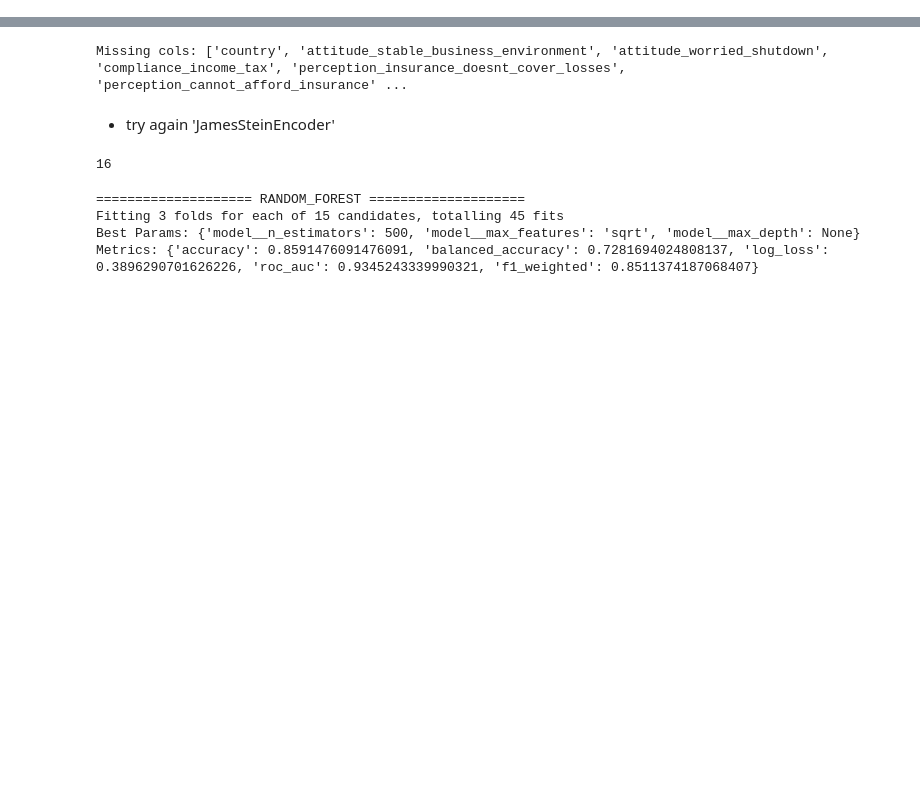
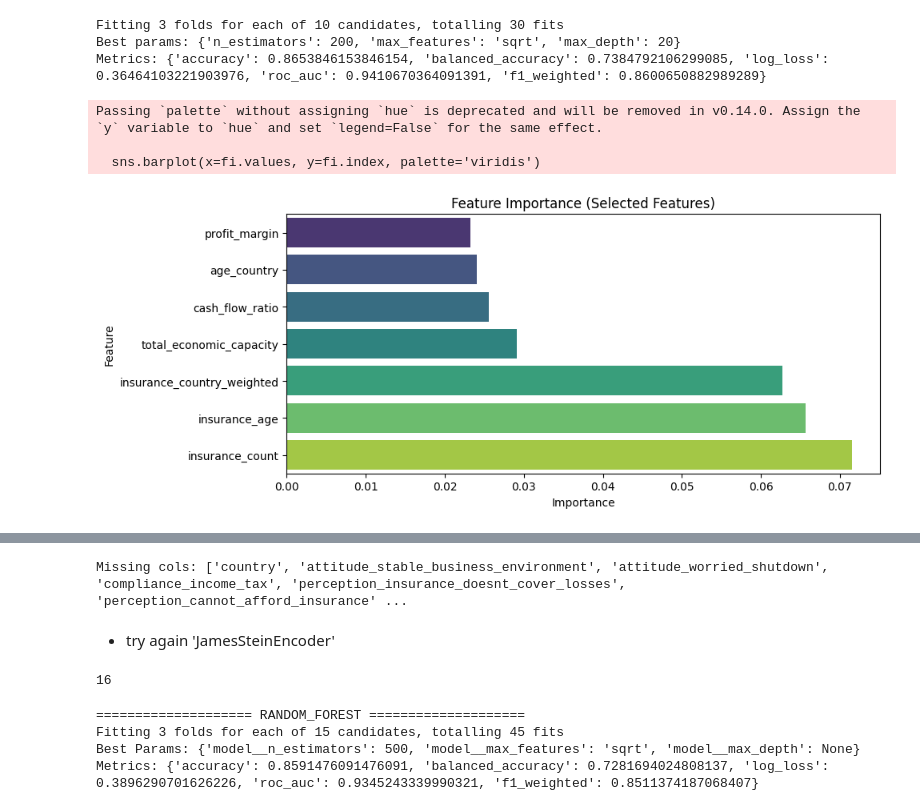
Before and after one commit to ismailSadouki/asri-homework, a Jupyter notebook: notebooks/tree_models.ipynb, the cells around one changed output, grey strips where cells are left out. Saved outputs shown, nothing was run; the diff lists cells and outputs as text; code cells hidden in the pictures; blank space fills up the shorter version.

Commit message:
modeling

```diff
--- a/notebooks/tree_models.ipynb
+++ b/notebooks/tree_models.ipynb
@@ -183,0 +195,22 @@ lgbm_params = {
+# %%
+selected_features = ['funeral_insurance_bin', 'insurance_age', 'has_loan_account_bin', 'high_compliance_record', 'owner_age_country_C', 'has_insurance_country_B', 'financial_access_score', 'has_insurance_country_C', 'medical_insurance_bin', 'insurance_ratio', 'debt_ratio', 'financial_access_country', 'owner_age_country_A', 'insurance_count', 'owner_age_country_B', 'financial_formality_index', 'age_country', 'insurance_coverage_score', 'has_insurance_bin', 'has_credit_card_bin', 'has_insurance_country_D', 'digital_finance_score', 'uses_credit', 'insurance_country_weighted', 'financial_strength_index', 'motor_vehicle_insurance_bin', 'credit_intensity', 'has_insurance_country_A', 'attitude_optimism_score', 'insurance_country', 'cash_flow_ratio', 'owner_age_country_D', 'total_economic_capacity', 'profit_margin', 'record_keeping_ord']
+
+best_rf, rf_metrics = train_model_with_importance(
+    model=rf,
+    param_grid=rf_params,
+    X_train=X_train_proc,
+    y_train=y_train_enc,
+    X_test=X_test_proc,
+    y_test=y_test_enc,
+    n_iter=10,           # smaller search to run faster
+    cv=3,
+    selected_features=keep
+)
+# %% [output]
+Fitting 3 folds for each of 10 candidates, totalling 30 fits
+Best params: {'n_estimators': 200, 'max_features': 'sqrt', 'max_depth': 20}
+Metrics: {'accuracy': 0.8653846153846154, 'balanced_accuracy': 0.7384792106299085, 'log_loss': 0.36464103221903976, 'roc_auc': 0.9410670364091391, 'f1_weighted': 0.8600650882989289}
+Passing `palette` without assigning `hue` is deprecated and will be removed in v0.14.0. Assign the `y` variable to `hue` and set `legend=False` for the same effect.
+
+  sns.barplot(x=fi.values, y=fi.index, palette='viridis')
+[figure, added]
```
Also changed, not shown: parts of 15 cells of this notebook, 17 other files.
